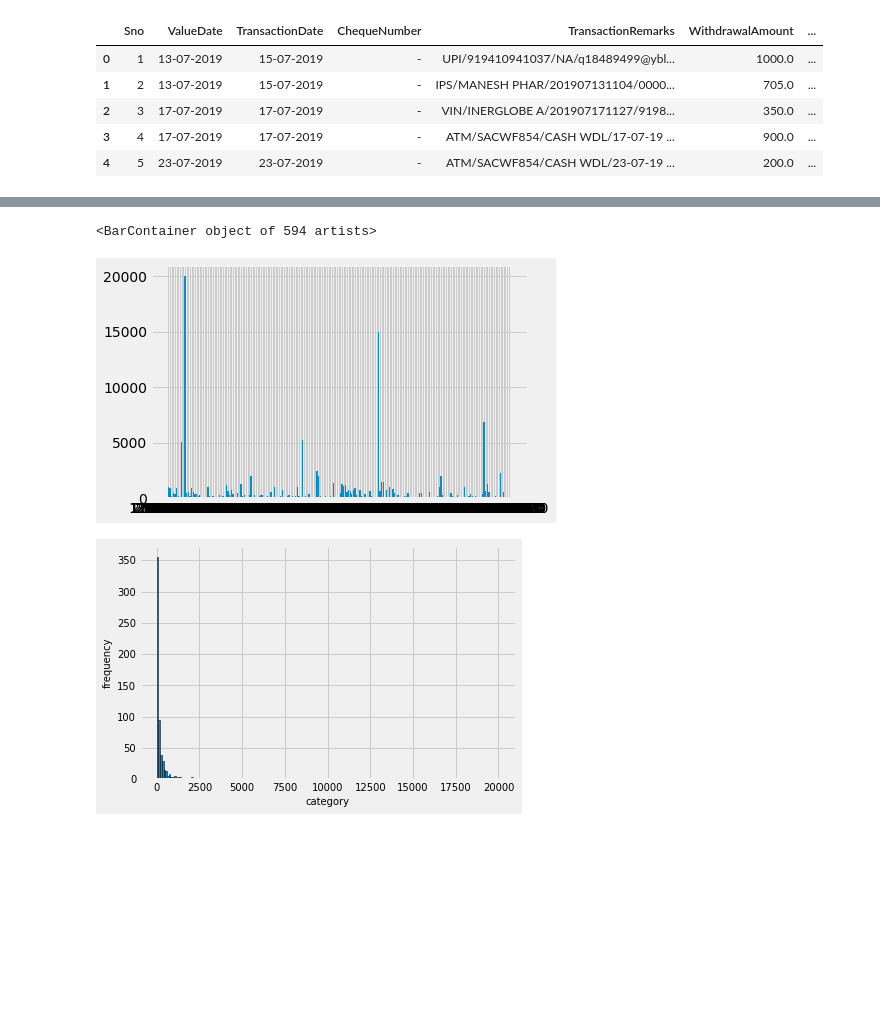
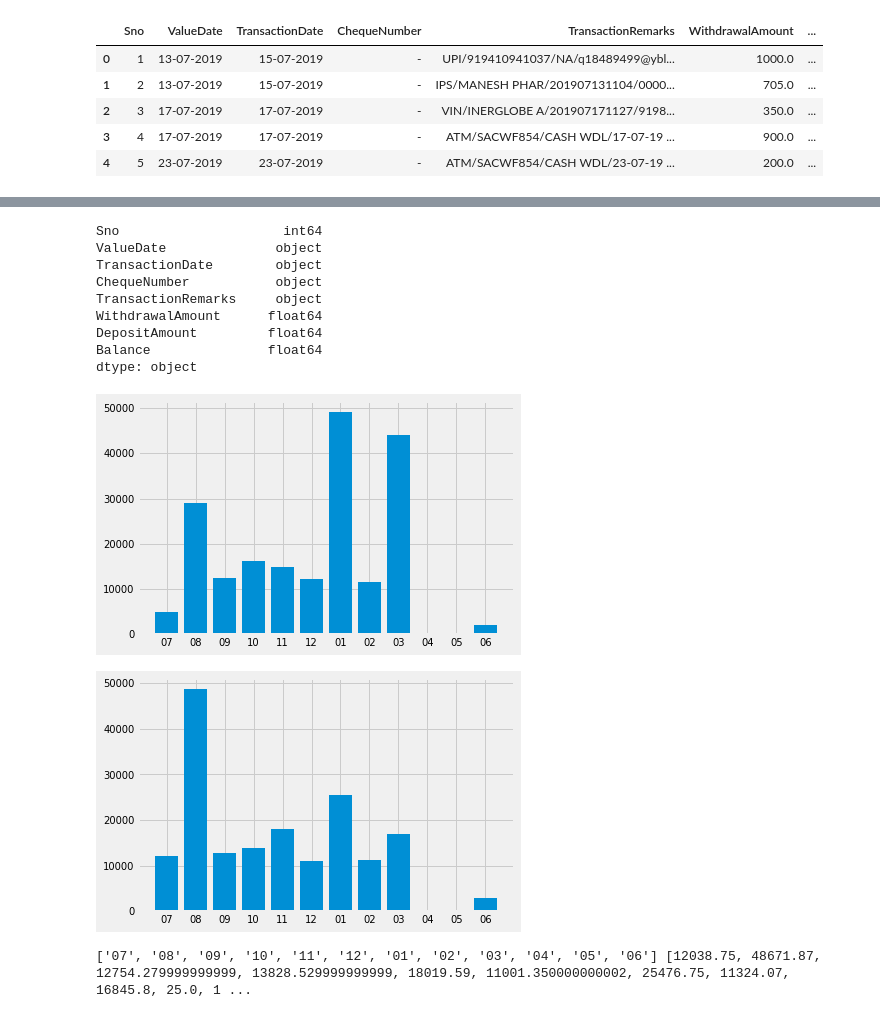
Before and after one commit to KushGrandhi/expense-tracker, a Jupyter notebook: graphs.ipynb, the cells around one changed output, grey strips where cells are left out. Drawn from its saved outputs; the diff is of its cells as text; code cells hidden in the pictures; blank space fills up the shorter version.

Commit message:
Add files via upload
graph without ML

```diff
--- a/graphs.ipynb
+++ b/graphs.ipynb
@@ -82,0 +50,12 @@ Name: WithdrawalAmount, dtype: float64
+# %%
+data.dtypes
+# %% [output]
+Sno                     int64
+ValueDate              object
+TransactionDate        object
+ChequeNumber           object
+TransactionRemarks     object
+WithdrawalAmount      float64
+DepositAmount         float64
+Balance               float64
+dtype: object
@@ -83,18 +91,31 @@ Name: WithdrawalAmount, dtype: float64
+# %%
+def monthtot(li):
+    monthsum = []
+    nm = month[0]
+    total=0
+    for num, one in enumerate(li):
+        if nm == month[num]:
+            total += one
+        else:
+            total +=one
+            monthsum.append(total)
+            total = 0
+        nm = month[num]
+    return monthsum
 # %%
-plt.bar(date,withdrawal)
-
+# Bar Graph for monthly money taken
+udep = monthtot(deposit)
+plt.bar(umonth,udep)
+plt.show()
 #changes to make- instead of only date, change it to month wise category(preprocessing)
 # %% [output]
-<BarContainer object of 594 artists>
-[figure, old version]
+[figure, new version]
-# %%
-plt.hist(withdrawal,bins=200, edgecolor='black')
-plt.xlabel('category',size = 10)
-plt.ylabel('frequency', size = 10)
-plt.rc('xtick', labelsize=10)    # fontsize of the tick labels
-plt.rc('ytick', labelsize=10)
-#plt.tight_layout()
-
-#changes to make - ₹100 intervals
-# %% [output]
-[figure, removed]
+# %%
+# Bar Graph for monthly spending
+uwith = monthtot(withdrawal)
+plt.bar(umonth,uwith)
+plt.show()
+print(umonth, uwith)
+# %% [output]
+[figure, added]
+['07', '08', '09', '10', '11', '12', '01', '02', '03', '04', '05', '06'] [12038.75, 48671.87, 12754.279999999999, 13828.529999999999, 18019.59, 11001.350000000002, 25476.75, 11324.07, 16845.8, 25.0, 1 ...
```
Also changed, not shown: parts of 5 cells of this notebook.
